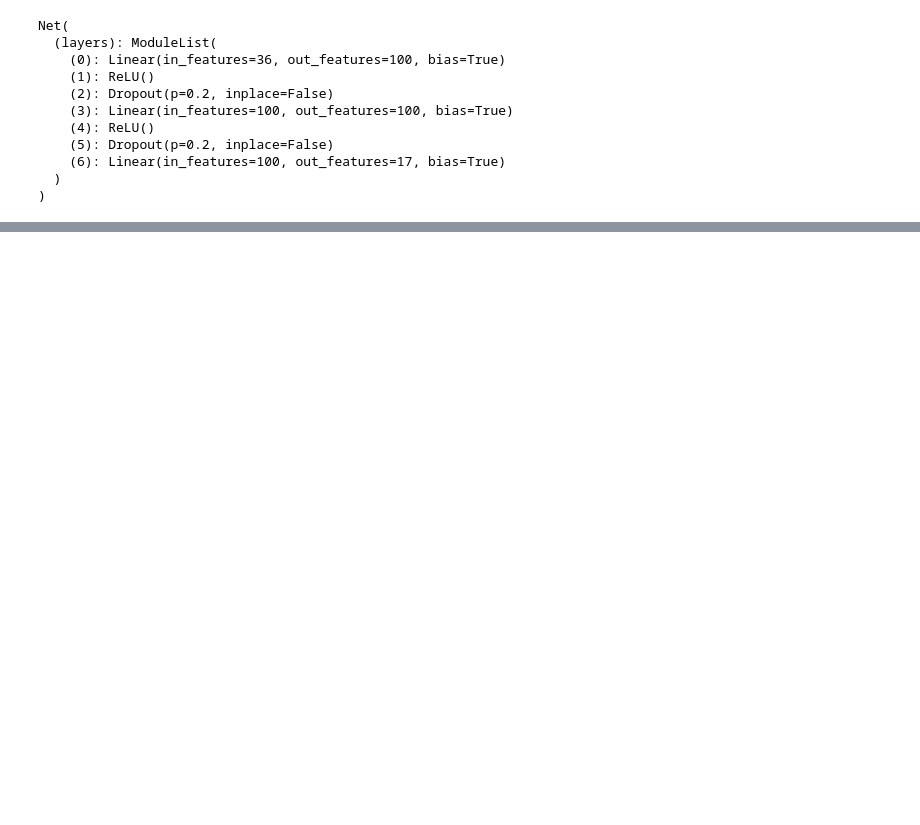
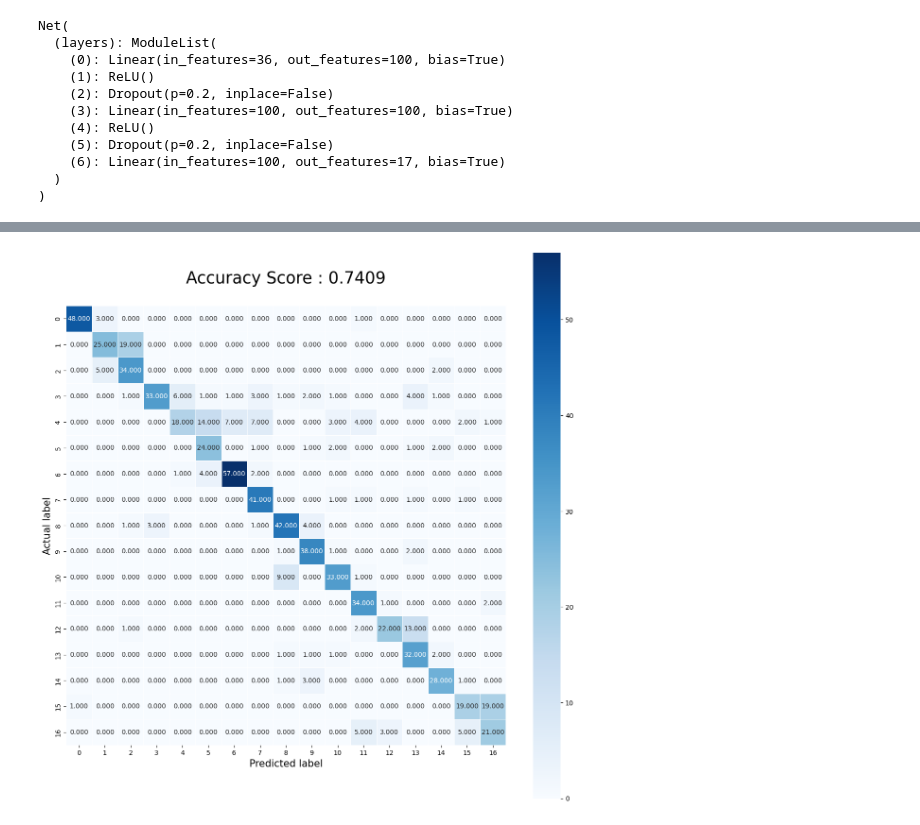
Before and after one commit to ninebestwon/Hand_Gesture_Recognition, a Jupyter notebook: sEMG_train.ipynb, the cells around one changed output, grey strips where cells are left out. Drawn from its saved outputs; the diff is of its cells as text; code cells hidden in the pictures; blank space fills up the shorter version.

```diff
--- a/sEMG_train.ipynb
+++ b/sEMG_train.ipynb
@@ -341,12 +372,14 @@ print(f"Confusion Matrix\n{conf}")
 # %%
 import seaborn as sns
 
 true_labels, predictions, losses = iteration(model, loader_test, False, None, criterion)
 acc, conf = evaluate(true_labels, predictions)
 
 plt.figure(figsize = (15, 15))
-sns.heatmap(conf, annot = True, fmt = ".3f", linewidths = .5, square = True, cmap =
+sns.heatmap(conf, annot = True, fmt = ".3f", linewidths = .5, square = True, cmap = 'Blues')
 plt.ylabel('Actual label', fontsize = 15)
 plt.xlabel('Predicted label', fontsize = 15)
 plt.title(f'Accuracy Score : {acc:.4f}\n', fontsize = 25)
 plt.show()
+# %% [output]
+[figure, added]
```
Also changed, not shown: parts of 7 cells of this notebook, 1 other file.
